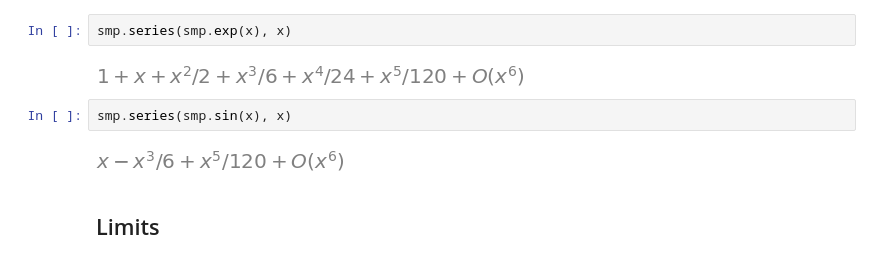
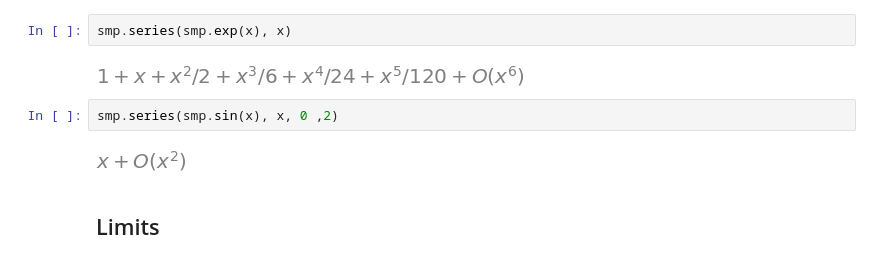
Before and after one commit to AthulSuresh21/Py_Workshop_2024, a Jupyter notebook: Sympy.ipynb, the cells around one changed output. Saved outputs shown, nothing was run; the diff lists cells and outputs as text.

```diff
--- a/Sympy.ipynb
+++ b/Sympy.ipynb
@@ -275,9 +343,9 @@ smp.series(smp.exp(x), x)
 # %% [output]
 [figure]
 # %%
-smp.series(smp.sin(x), x)
+smp.series(smp.sin(x), x, 0 ,2)
 # %% [output]
-[figure, old version]
+[figure, new version]
 # %% [markdown]
 ## Limits
 # %%
```
Also changed, not shown: parts of 27 cells of this notebook, 2 other files.
